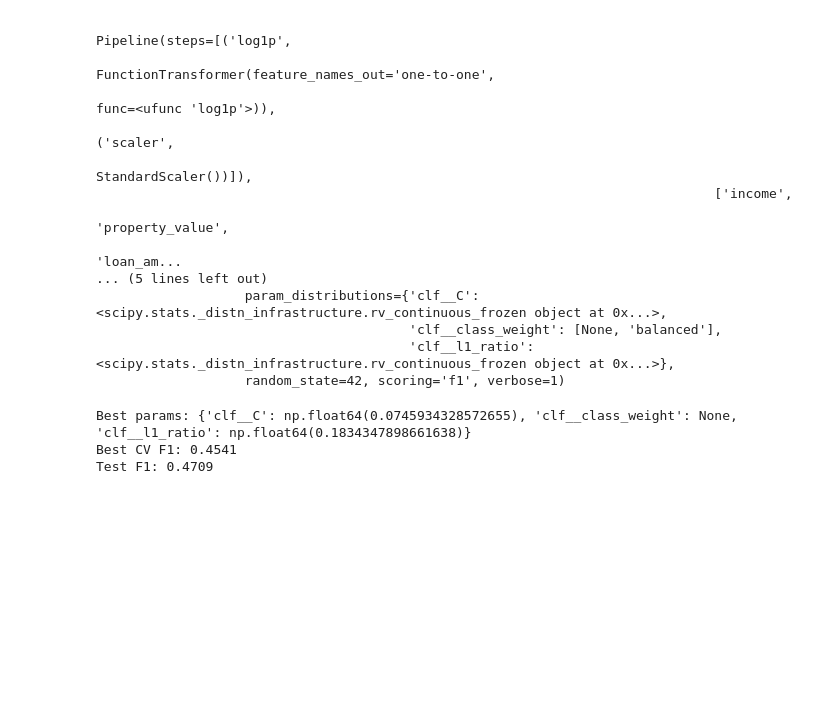
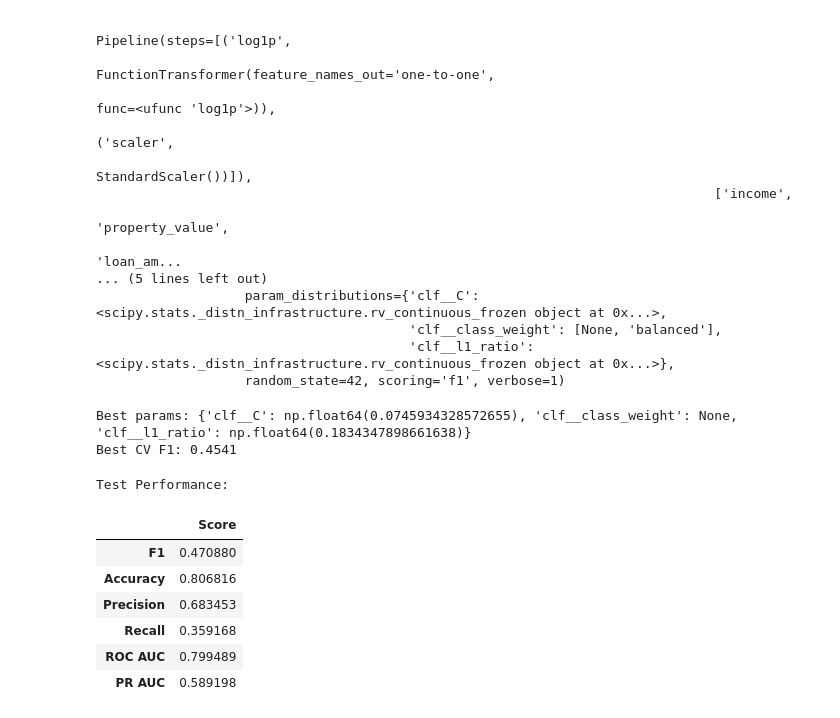
Before and after one commit to emma-hockett/6341_Project, a Jupyter notebook: notebooks/04a_logreg.ipynb, the cells around one changed output. Saved outputs shown, nothing was run; the diff lists cells and outputs as text; code cells hidden in the pictures; blank space fills up the shorter version.

```diff
--- a/notebooks/04a_logreg.ipynb
+++ b/notebooks/04a_logreg.ipynb
@@ -97,14 +98,39 @@ RandomizedSearchCV(cv=StratifiedKFold(n_splits=3, random_state=42, shuffle=True)
                                         'clf__l1_ratio': <scipy.stats._distn_infrastructure.rv_continuous_frozen object at 0x...>},
                    random_state=42, scoring='f1', verbose=1)
 # %%
-# Calculate F1 for validation and test
+# Calculate F1 for validation
 print("Best params:", search.best_params_)
 print("Best CV F1:", round(search.best_score_, 4))
-
-best_lr = search.best_estimator_
-y_pred = best_lr.predict(X_test)
-print("Test F1:", round(f1_score(y_test, y_pred), 4))
 # %% [output]
 Best params: {'clf__C': np.float64(0.0745934328572655), 'clf__class_weight': None, 'clf__l1_ratio': np.float64(0.1834347898661638)}
 Best CV F1: 0.4541
-Test F1: 0.4709
+# %%
+best_lr = search.best_estimator_
+y_pred = best_lr.predict(X_test)
+y_prob = best_lr.predict_proba(X_test)[:, 1]
+
+metrics = {
+    "F1": f1_score(y_test, y_pred),
+    "Accuracy": accuracy_score(y_test, y_pred),
+    "Precision": precision_score(y_test, y_pred),
+    "Recall": recall_score(y_test, y_pred),
+    "ROC AUC": roc_auc_score(y_test, y_prob),
+    "PR AUC": average_precision_score(y_test, y_prob)
+}
+
+# Save metrics to CSV
+mh.save_metrics_to_csv(metrics, "log_reg_metrics_csv")
+
+# Display metrics
+print("Test Performance:")
+results = pd.DataFrame(metrics, index=["Score"]).T
+display(results)
+# %% [output]
+Test Performance:
+|  | Score |
+| F1 | 0.470880 |
+| Accuracy | 0.806816 |
+| Precision | 0.683453 |
+| Recall | 0.359168 |
+| ROC AUC | 0.799489 |
+| PR AUC | 0.589198 |
```
Also changed, not shown: parts of 3 cells of this notebook, 6 other files.
